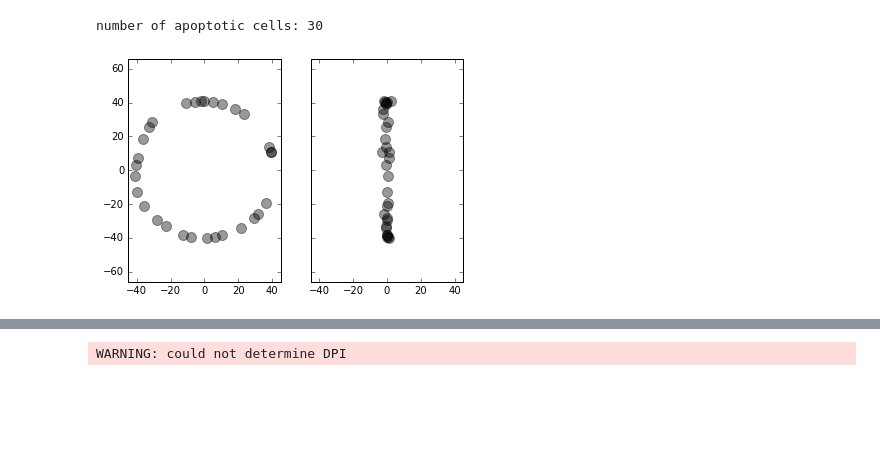
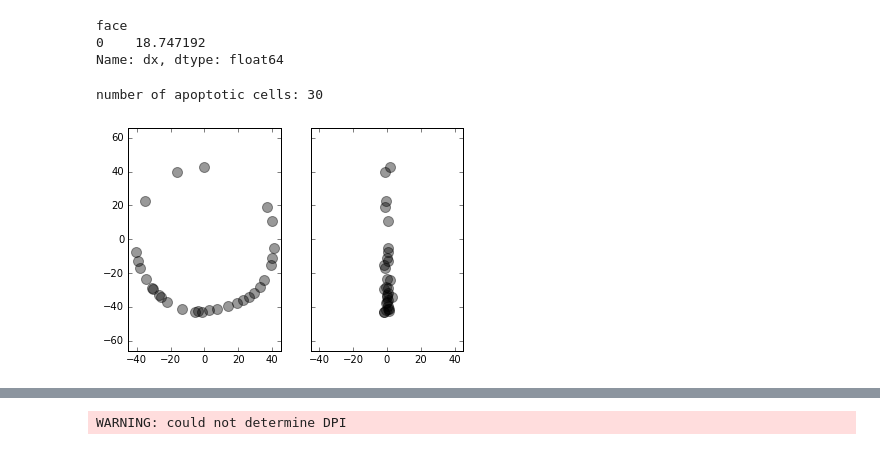
Before and after one commit to glyg/notebooks, a Jupyter notebook: tyssue/leg_joint/Fold formation - Sheet.ipynb, the cells around one changed output, grey strips where cells are left out. Drawn from its saved outputs; the diff is of its cells as text; code cells hidden in the pictures; blank space fills up the shorter version.

```diff
--- a/tyssue/leg_joint/Fold formation - Sheet.ipynb
+++ b/tyssue/leg_joint/Fold formation - Sheet.ipynb
@@ -112,0 +175,3 @@ plt.savefig('before.png', bbox_inches='tight')
+# %%
+sheet = prune_face(sheet, 26)
+#
@@ -112,0 +181,2 @@ plt.savefig('before.png', bbox_inches='tight')
+# %%
+sheet.vert_df = sheet.vert_df.loc[set(sheet.edge_df['srce'])]
@@ -112,0 +231,2 @@ plt.savefig('before.png', bbox_inches='tight')
+# %%
+sheet.edge_df.loc[150, ['srce', 'trgt']] = 99, 3122
@@ -112,0 +242,2 @@ plt.savefig('before.png', bbox_inches='tight')
+# %%
+sheet.edge_df.loc[9522, ['srce', 'trgt']] = 3122, 99
@@ -113,37 +250,44 @@ plt.savefig('before.png', bbox_inches='tight')
+# %%
+sface = sheet.edge_df.groupby('face')['dx'].sum()
+sface[sface > 1e-9]
+# %% [output]
+face
+0    18.747192
+Name: dx, dtype: float64
 # %%
 def apopto_pdf(zed, theta, z0=0.,
-               width_apopto=1.8, amp=0.45):
+               width_apopto=1.5, amp=0.7):
     p = (np.exp(-(zed - z0)**2 / width_apopto**2) *
          (1 - amp*(np.cos(theta/2)**2)))
     return p
 
 def get_apopto_cells(sheet):
 
     np.random.seed(42)
-    sheet.face_df['theta'] = np.arctan2(sheet.face_df['y'],
-                                        sheet.face_df['x'])
+    sheet.face_df['theta'] = np.arctan2(sheet.face_df['x'],
+                                        sheet.face_df['y'])
     p_apopto = apopto_pdf(sheet.face_df['z'], sheet.face_df['theta'])
     rand_field = np.random.random(sheet.face_df.shape[0])
     apopto_cells = p_apopto[p_apopto>rand_field].index
     apopto_cells = np.array([c for c in sheet.face_df.loc[apopto_cells].sort_values('x').index
                              if sheet.face_df.loc[c, 'is_alive']])
     return apopto_cells
 
 apopto_cells = get_apopto_cells(sheet)
 print('number of apoptotic cells: {}'.format(apopto_cells.size))
 
 fig, (ax0, ax1) = plt.subplots(1, 2, sharex=True, sharey=True)
-ax0.scatter(sheet.face_df.loc[apopto_cells, 'y'],
-            sheet.face_df.loc[apopto_cells, 'x'], c='k',
+ax0.scatter(sheet.face_df.loc[apopto_cells, 'x'],
+            sheet.face_df.loc[apopto_cells, 'y'], c='k',
             s=100, alpha=0.4)
 ax0.set_aspect('equal')
 
 
 ax1.scatter(sheet.face_df.loc[apopto_cells, 'z'],
-            sheet.face_df.loc[apopto_cells, 'x'], c='k',
+            sheet.face_df.loc[apopto_cells, 'y'], c='k',
             s=100, alpha=0.4)
 ax1.set_aspect('equal')
 ax1.set_xlim(-45, 45);
 # %% [output]
 number of apoptotic cells: 30
-[figure, old version]
+[figure, new version]
```
Also changed, not shown: parts of 31 cells of this notebook, 16 other files.
